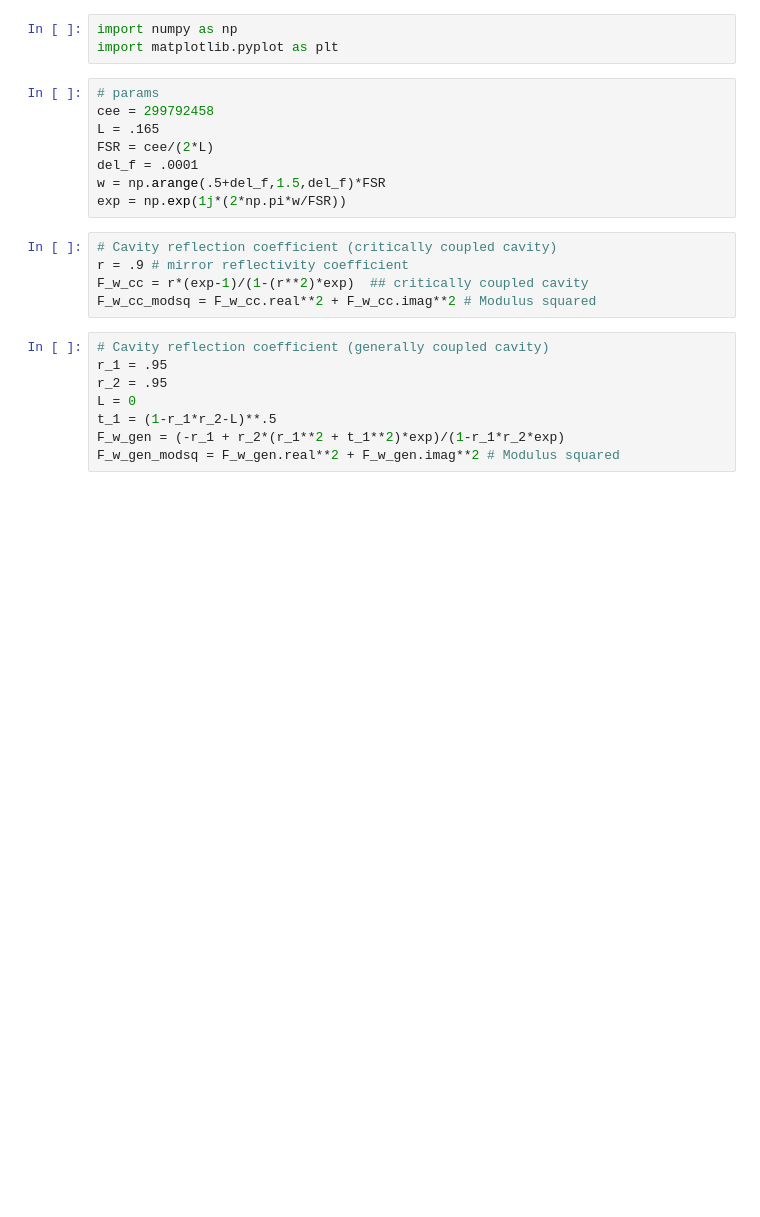
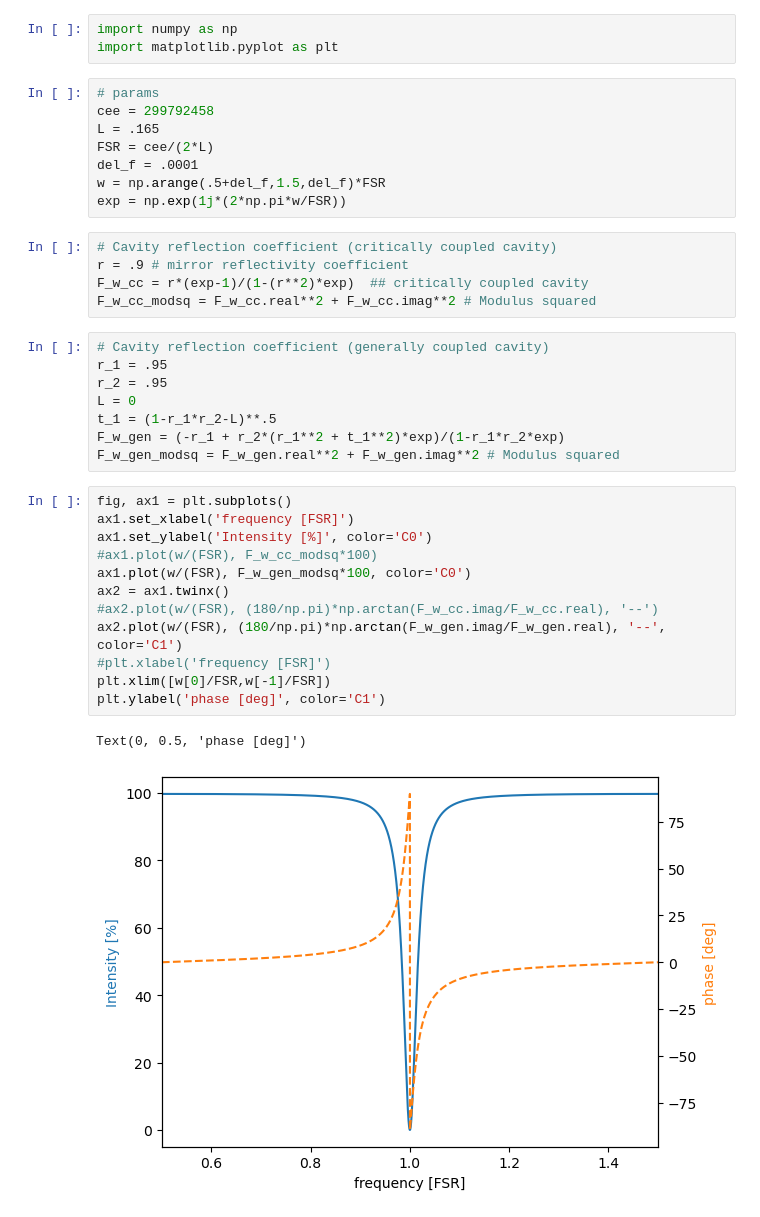
Before and after one commit to dancvan/dissertation, a Jupyter notebook: code/cav_refl.ipynb, the cells around one changed output. Saved outputs shown, nothing was run; the diff lists cells and outputs as text; blank space fills up the shorter version.

```diff
--- a/code/cav_refl.ipynb
+++ b/code/cav_refl.ipynb
@@ -22,4 +22,19 @@ L = 0
 t_1 = (1-r_1*r_2-L)**.5
 F_w_gen = (-r_1 + r_2*(r_1**2 + t_1**2)*exp)/(1-r_1*r_2*exp)
 F_w_gen_modsq = F_w_gen.real**2 + F_w_gen.imag**2 # Modulus squared
+# %%
+fig, ax1 = plt.subplots()
+ax1.set_xlabel('frequency [FSR]')
+ax1.set_ylabel('Intensity [%]', color='C0')
+#ax1.plot(w/(FSR), F_w_cc_modsq*100)
+ax1.plot(w/(FSR), F_w_gen_modsq*100, color='C0')
+ax2 = ax1.twinx()
+#ax2.plot(w/(FSR), (180/np.pi)*np.arctan(F_w_cc.imag/F_w_cc.real), '--')
+ax2.plot(w/(FSR), (180/np.pi)*np.arctan(F_w_gen.imag/F_w_gen.real), '--', color='C1')
+#plt.xlabel('frequency [FSR]')
+plt.xlim([w[0]/FSR,w[-1]/FSR])
+plt.ylabel('phase [deg]', color='C1')
+# %% [output]
+Text(0, 0.5, 'phase [deg]')
+[figure, added]
 # %%
```
Also changed, not shown: parts of 2 cells of this notebook, 1 other file.
